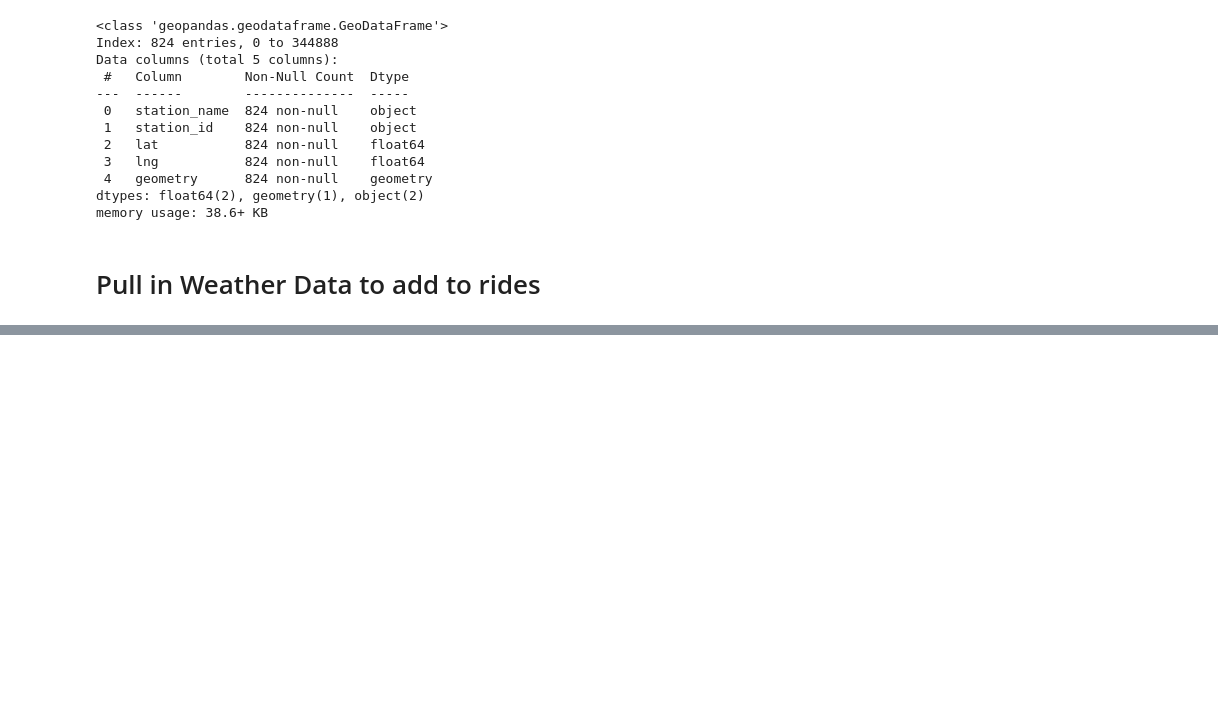
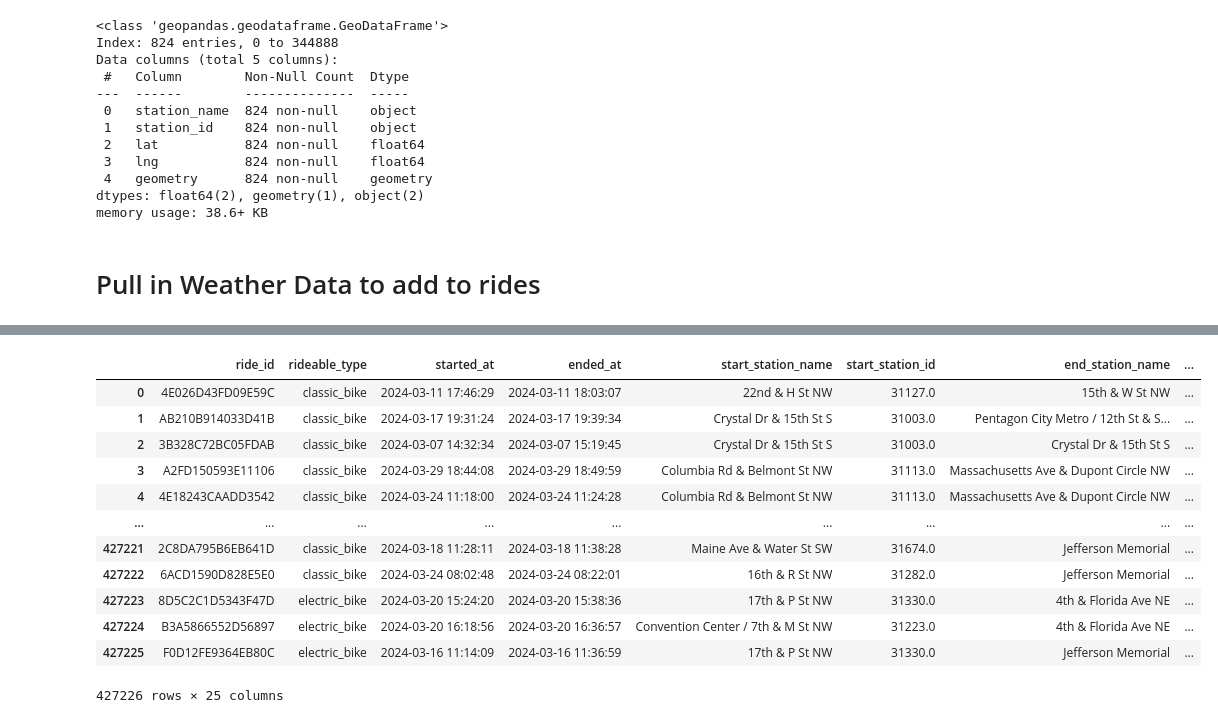
Before and after one commit to Emman-Lopez-Oso/CaBi-Bikeshare-Prediction, a Jupyter notebook: model-dev/CaBi_Prediction_Testing.ipynb, the cells around one changed output, grey strips where cells are left out. Saved outputs shown, nothing was run; the diff lists cells and outputs as text; code cells hidden in the pictures; blank space fills up the shorter version.

Commit message:
updates to script: adding in new data and cleaning

```diff
--- a/model-dev/CaBi_Prediction_Testing.ipynb
+++ b/model-dev/CaBi_Prediction_Testing.ipynb
@@ -176,7 +234,7 @@ weather_data
 # Fetch data
 daily_data = []
 for date in date_range:
-    weather_data = fetch_weather_data(latitude, longitude, date, api_key)
+    weather_data = fetch_weather_data(dc_lat, dc_lon, date, api_key)
     daily_data.append({
         'date': weather_data['date'],
         'min_temp': weather_data['temperature']['min'],
@@ -197,3 +253,27 @@ NameError: name 'latitude' is not defined
 # %%
 # Process and save data
 weather_df = pd.DataFrame(daily_data)
+# %%
+# Ensure 'started_at' is a datetime
+combined_df['started_at'] = pd.to_datetime(combined_df['started_at'])
+
+# Create a 'date' column in datetime format
+combined_df['date'] = combined_df['started_at'].dt.date
+combined_df['date'] = pd.to_datetime(combined_df['date'])
+
+# Melt the weather data to make times of the day as rows
+weather_melted = weather_df.reset_index().melt(id_vars=['date'],
+                                               value_vars=['afternoon_temp', 'night_temp', 'evening_temp', 'morning_temp'],
+                                               var_name='time_of_day',
+                                               value_name='temperature')
+# Ensure 'started_at' is a datetime
+weather_melted['date'] = pd.to_datetime(weather_melted['date'])
+
+# Map the time_of_day to match combined_df format
+time_mapping = {
+    'afternoon_temp': 'afternoon',
+    'night_temp': 'night',
+    'evening_temp': 'evening',
+    'morning_temp': 'morning'
+}
+weather_melted['time_of_day'] = weather_melted['time_of_day'].map(time_mapping)
@@ -200,3 +296,6 @@ weather_df = pd.DataFrame(daily_data)
+# %%
+# Merge based on 'date' and 'time_of_day'
+merged_df = pd.merge(combined_df, weather_melted, how='left', left_on=['date', 'time_of_day'], right_on=['date', 'time_of_day'])
 # %% [markdown]
 # Start Analysis for Underserved Rides
 
@@ -203,0 +325,12 @@ The idea for this analysis is that if
+# %%
+# Handle missing values
+merged_df.fillna(method='ffill', inplace=True)
+
+# Create target variable: 'ended_at_dock' (1 if ended at a dock, 0 if not)
+merged_df['ended_at_dock'] = merged_df['end_station_id'].apply(lambda x: 1 if pd.notnull(x) else 0)
+
+# Split the data into training and testing sets
+X = merged_df.drop(['ended_at_dock'], axis=1)
+y = merged_df['ended_at_dock']
+
+X_train, X_test, y_train, y_test = train_test_split(X, y, test_size=0.2, random_state=42)
@@ -203,0 +339,16 @@ The idea for this analysis is that if
+# %%
+merged_df
+# %% [output]
+|  | ride_id | rideable_type | started_at | ended_at | start_station_name | start_station_id | end_station_name | ... |
+| 0 | 4E026D43FD09E59C | classic_bike | 2024-03-11 17:46:29 | 2024-03-11 18:03:07 | 22nd & H St NW | 31127.0 | 15th & W St NW | ... |
+| 1 | AB210B914033D41B | classic_bike | 2024-03-17 19:31:24 | 2024-03-17 19:39:34 | Crystal Dr & 15th St S | 31003.0 | Pentagon City Metro / 12th St & S... | ... |
+| 2 | 3B328C72BC05FDAB | classic_bike | 2024-03-07 14:32:34 | 2024-03-07 15:19:45 | Crystal Dr & 15th St S | 31003.0 | Crystal Dr & 15th St S | ... |
+| 3 | A2FD150593E11106 | classic_bike | 2024-03-29 18:44:08 | 2024-03-29 18:49:59 | Columbia Rd & Belmont St NW | 31113.0 | Massachusetts Ave & Dupont Circle NW | ... |
+| 4 | 4E18243CAADD3542 | classic_bike | 2024-03-24 11:18:00 | 2024-03-24 11:24:28 | Columbia Rd & Belmont St NW | 31113.0 | Massachusetts Ave & Dupont Circle NW | ... |
+| ... | ... | ... | ... | ... | ... | ... | ... | ... |
+| 427221 | 2C8DA795B6EB641D | classic_bike | 2024-03-18 11:28:11 | 2024-03-18 11:38:28 | Maine Ave & Water St SW | 31674.0 | Jefferson Memorial | ... |
+| 427222 | 6ACD1590D828E5E0 | classic_bike | 2024-03-24 08:02:48 | 2024-03-24 08:22:01 | 16th & R St NW | 31282.0 | Jefferson Memorial | ... |
+| 427223 | 8D5C2C1D5343F47D | electric_bike | 2024-03-20 15:24:20 | 2024-03-20 15:38:36 | 17th & P St NW | 31330.0 | 4th & Florida Ave NE | ... |
+| 427224 | B3A5866552D56897 | electric_bike | 2024-03-20 16:18:56 | 2024-03-20 16:36:57 | Convention Center / 7th & M St NW | 31223.0 | 4th & Florida Ave NE | ... |
+| 427225 | F0D12FE9364EB80C | electric_bike | 2024-03-16 11:14:09 | 2024-03-16 11:36:59 | 17th & P St NW | 31330.0 | Jefferson Memorial | ... |
+427226 rows × 25 columns
```
Also changed, not shown: parts of 12 cells of this notebook, 2 other files.
